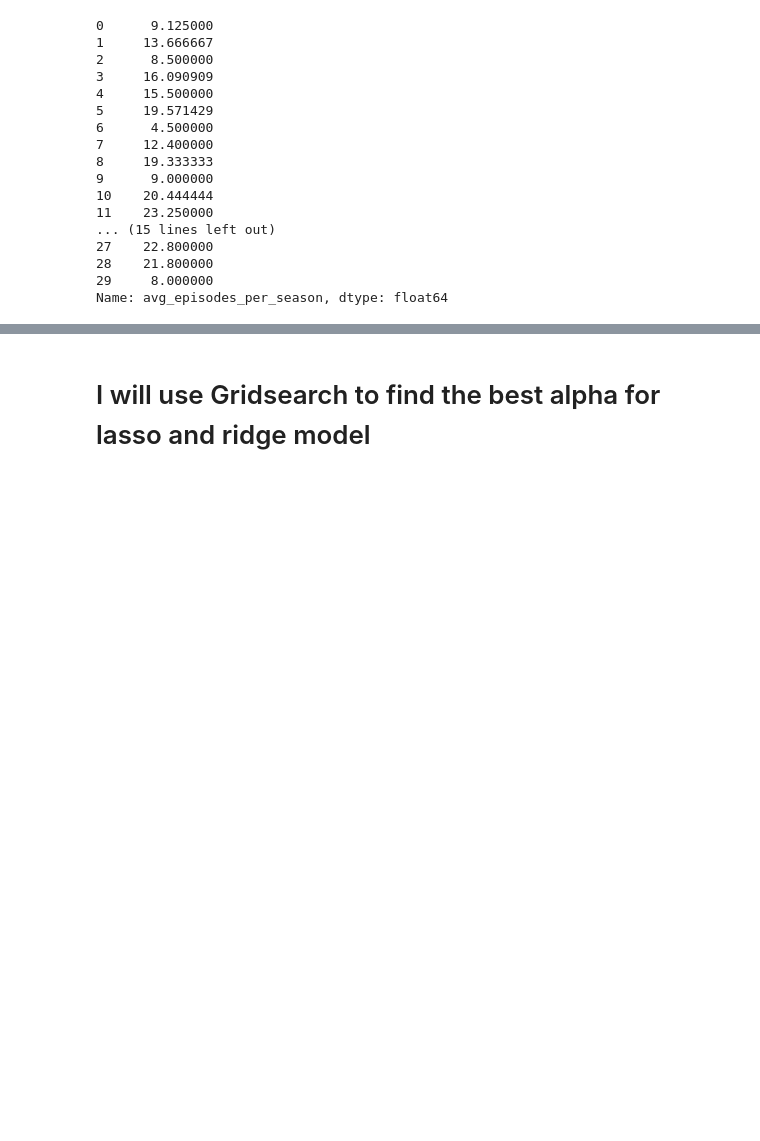
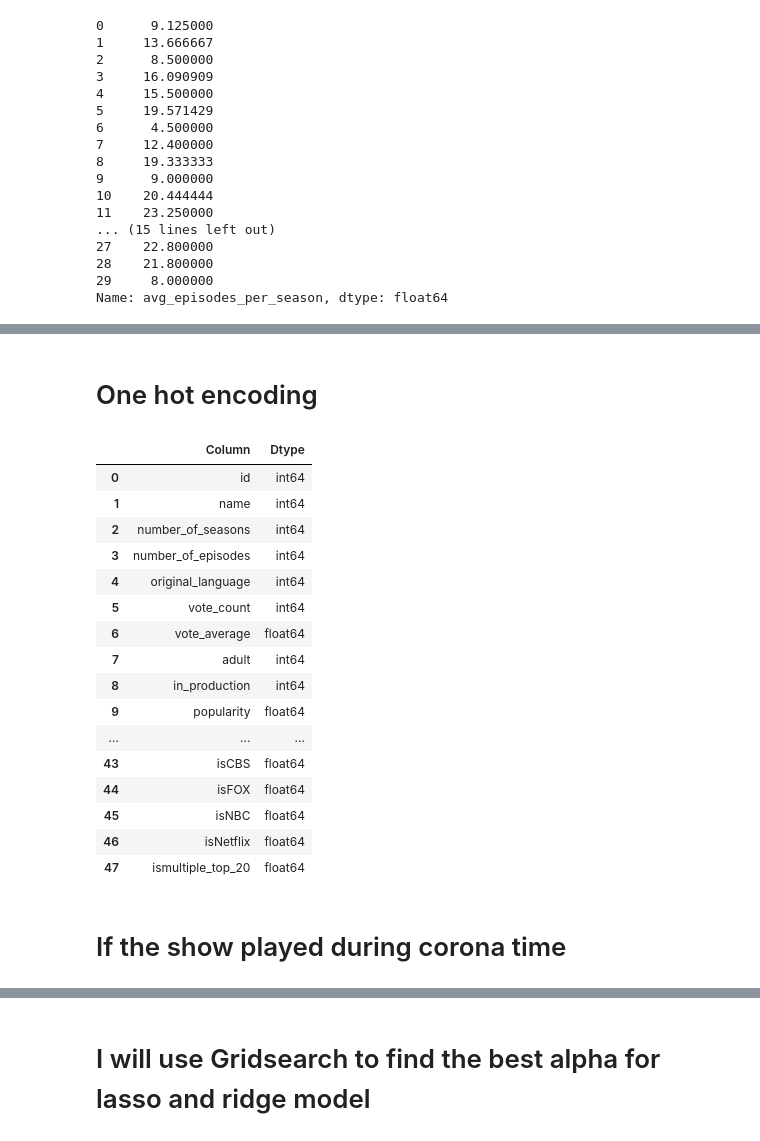
Before and after one commit to omerkobi/MLproject, a Jupyter notebook: Feture_engin.ipynb, the cells around one changed output, grey strips where cells are left out. Drawn from its saved outputs; the diff is of its cells as text; code cells hidden in the pictures; blank space fills up the shorter version.

```diff
--- a/Feture_engin.ipynb
+++ b/Feture_engin.ipynb
@@ -355,8 +480,10 @@ Name: aired_time, dtype: object
 ## Average episodes per season
 # %%
 # Average episode per season
-tv_['avg_episodes_per_season'] = tv_['number_of_episodes'] / tv_['number_of_seasons']
-tv['avg_episodes_per_season'] = tv['number_of_episodes'] / tv['number_of_seasons']
+tv_['avg_episodes_per_season'] = (tv_['number_of_episodes'] / tv_['number_of_seasons']).where(tv_['number_of_seasons'] > 0, 0)
+
+tv['avg_episodes_per_season'] = (tv['number_of_episodes'] / tv['number_of_seasons']).where(tv['number_of_seasons'] > 0, 0)
+
 tv_['avg_episodes_per_season'].head(30)
 # %% [output]
 0      9.125000
@@ -380,0 +577,5 @@ Name: avg_episodes_per_season, dtype: float64
+# %%
+top_net_lst=['CBS','FOX','NBC','Netflix','multiple_top_20']
+for net in top_net_lst:
+    tv_[f'is{net}'] = tv_['networks'].apply(lambda x: 1 if x == net else -1 if pd.isna(x) else 0 )
+    tv[f'is{net}'] = tv_['networks'].apply(lambda x: 1 if x == net else -1 if pd.isna(x) else 0 )
@@ -380,0 +645,51 @@ Name: avg_episodes_per_season, dtype: float64
+# %% [markdown]
+# One hot encoding
+# %%
+from sklearn.preprocessing import LabelEncoder
+
+# for float cols i aded that has nulls :
+#float_cols = tv.select_dtypes(include= [float,int]).columns
+#tv_[float_cols] = tv_[float_cols].fillna(-1)
+#tv[float_cols] = tv[float_cols].fillna(-1)
+
+encoder = LabelEncoder()
+for col in tv_.select_dtypes(include= ['object','string','category','bool']):
+    tv_[col] = tv_[col].astype(str).fillna('missing')
+    tv_[col] = encoder.fit_transform(tv_[col])
+
+for col in tv.select_dtypes(include= ['object','string','category','bool']):
+    tv[col] = tv[col].astype(str).fillna('missing')
+    tv[col] = encoder.fit_transform(tv[col])
+
+for col in tv.select_dtypes(include= [ float, int]):
+    tv[col] = tv[col].fillna(0)
+
+for col in tv_.select_dtypes(include= [ float, int]):
+    tv_[col] = tv_[col].fillna(0)
+# %%
+
+
+#tv.info()
+#pd.set_option('display.max_columns', None)
+# To see all of the columns
+pd.DataFrame({'Column': tv.columns, 'Dtype': tv.dtypes.values})
+# %% [output]
+|  | Column | Dtype |
+| 0 | id | int64 |
+| 1 | name | int64 |
+| 2 | number_of_seasons | int64 |
+| 3 | number_of_episodes | int64 |
+| 4 | original_language | int64 |
+| 5 | vote_count | int64 |
+| 6 | vote_average | float64 |
+| 7 | adult | int64 |
+| 8 | in_production | int64 |
+| 9 | popularity | float64 |
+| ... | ... | ... |
+| 43 | isCBS | float64 |
+| 44 | isFOX | float64 |
+| 45 | isNBC | float64 |
+| 46 | isNetflix | float64 |
+| 47 | ismultiple_top_20 | float64 |
+# %% [markdown]
+# If the show played during corona time
```
Also changed, not shown: parts of 48 cells of this notebook, 2 other files.
